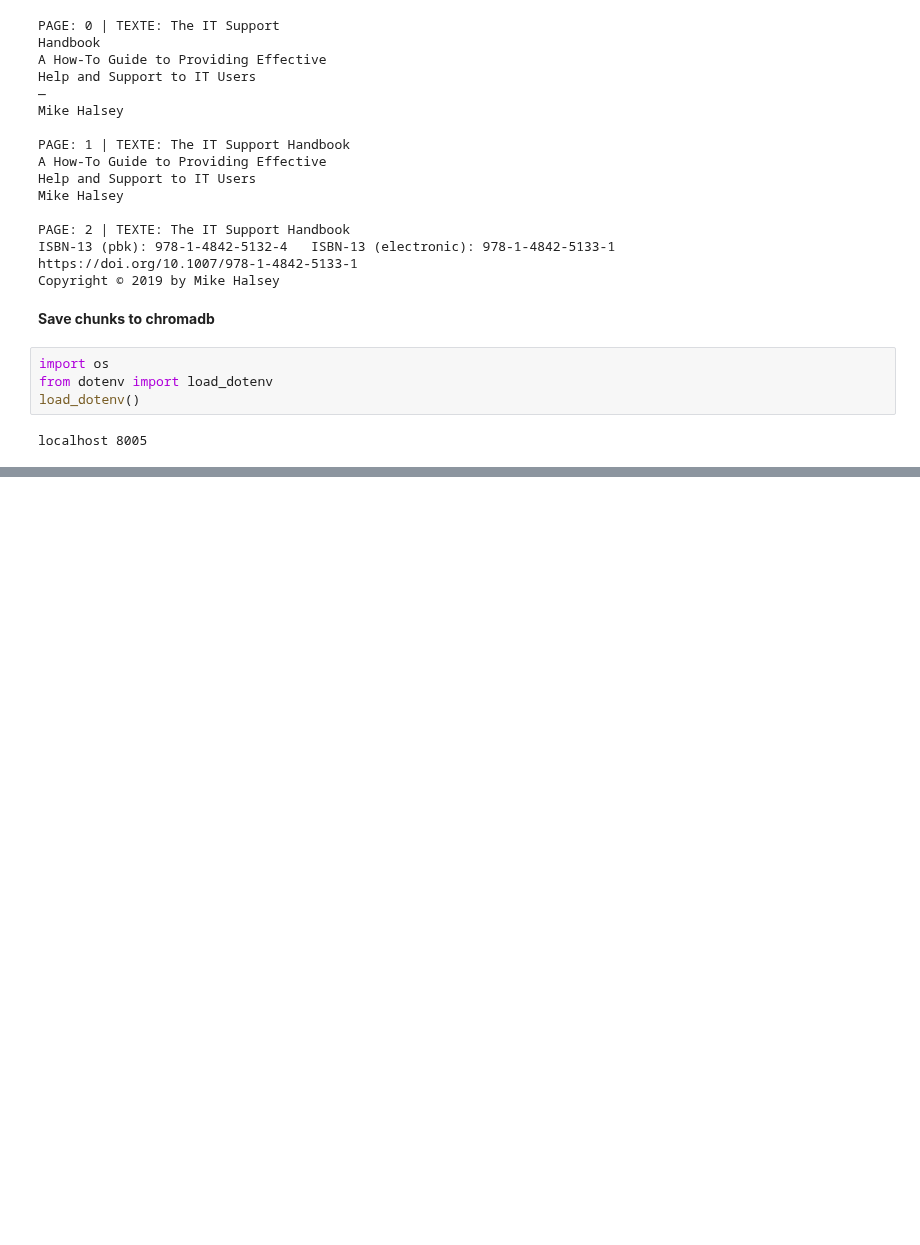
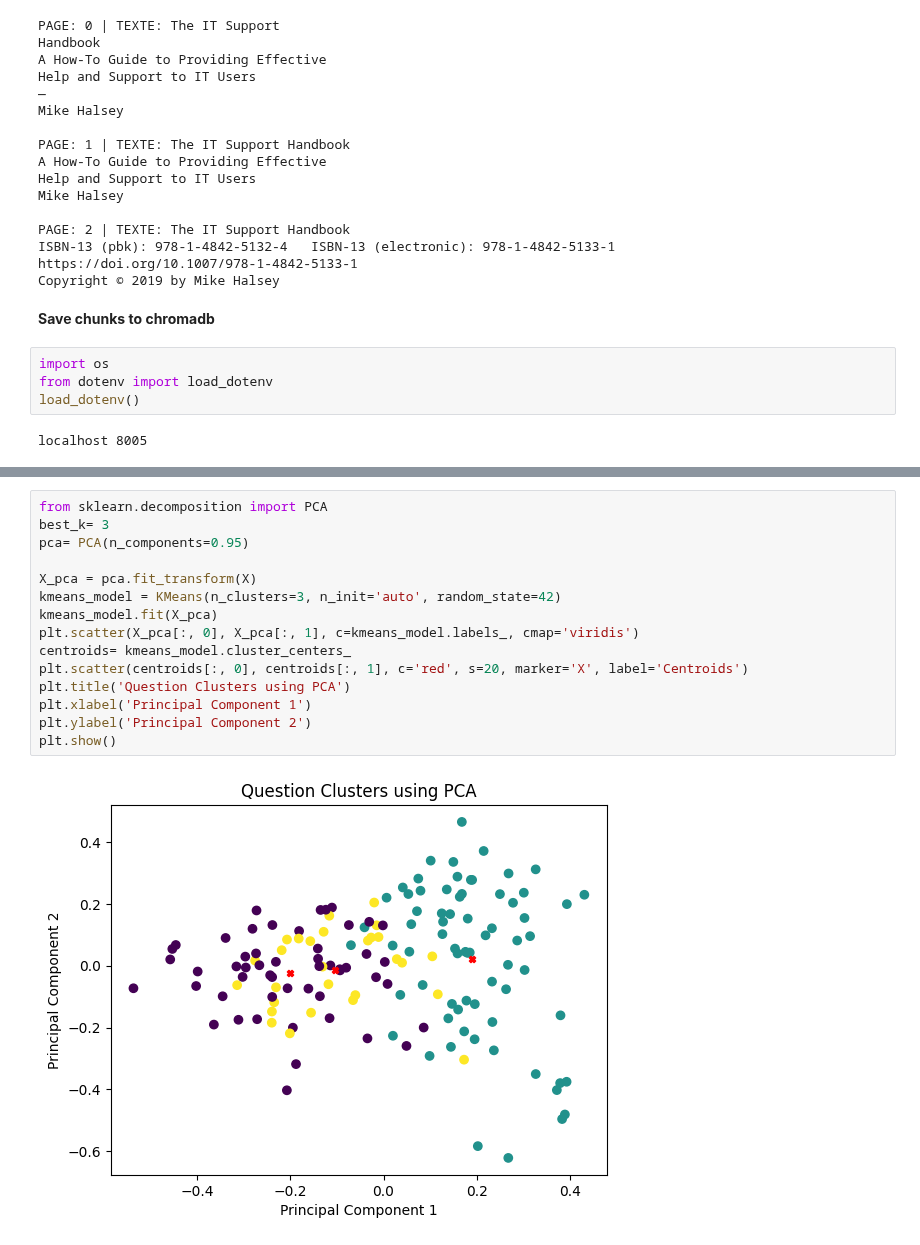
Before and after one commit to Maryemelb/chatbot-rag, a Jupyter notebook: core/nootbook.ipynb, the cells around one changed output, grey strips where cells are left out. Saved outputs shown, nothing was run; the diff lists cells and outputs as text; blank space fills up the shorter version.

```diff
--- a/core/nootbook.ipynb
+++ b/core/nootbook.ipynb
@@ -137,0 +219,17 @@ print(f"Added {len(chunks)} chunks to chroma db")
+# %%
+from sklearn.decomposition import PCA
+best_k= 3
+pca= PCA(n_components=0.95)
+
+X_pca = pca.fit_transform(X)
+kmeans_model = KMeans(n_clusters=3, n_init='auto', random_state=42)
+kmeans_model.fit(X_pca)
+plt.scatter(X_pca[:, 0], X_pca[:, 1], c=kmeans_model.labels_, cmap='viridis')
+centroids= kmeans_model.cluster_centers_
+plt.scatter(centroids[:, 0], centroids[:, 1], c='red', s=20, marker='X', label='Centroids')
+plt.title('Question Clusters using PCA')
+plt.xlabel('Principal Component 1')
+plt.ylabel('Principal Component 2')
+plt.show()
+# %% [output]
+[figure, added]
```
Also changed, not shown: parts of 11 cells of this notebook, 17 other files.
